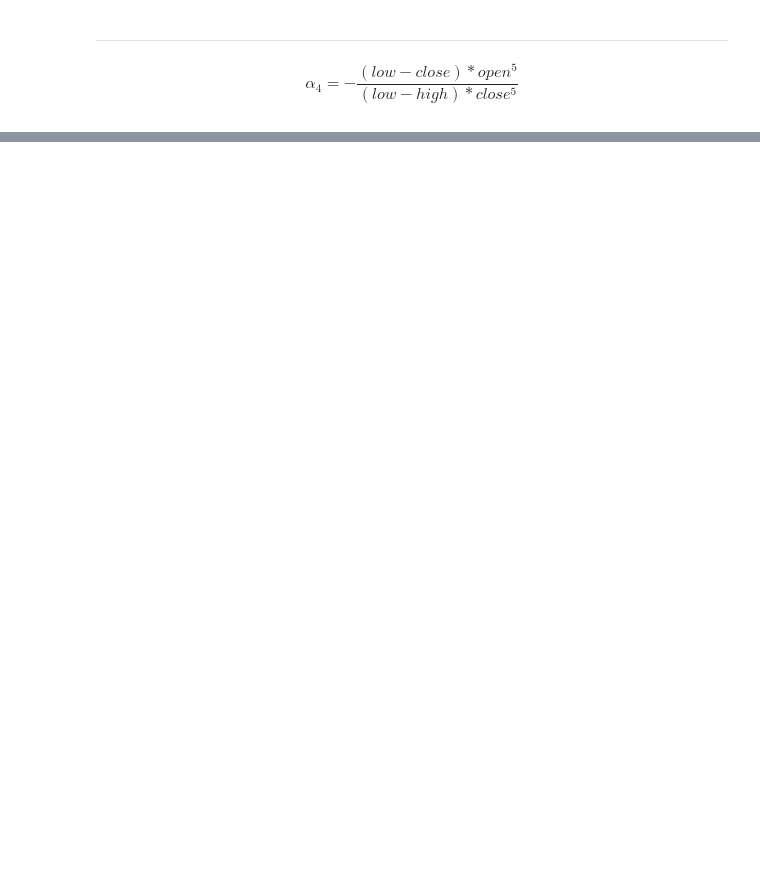
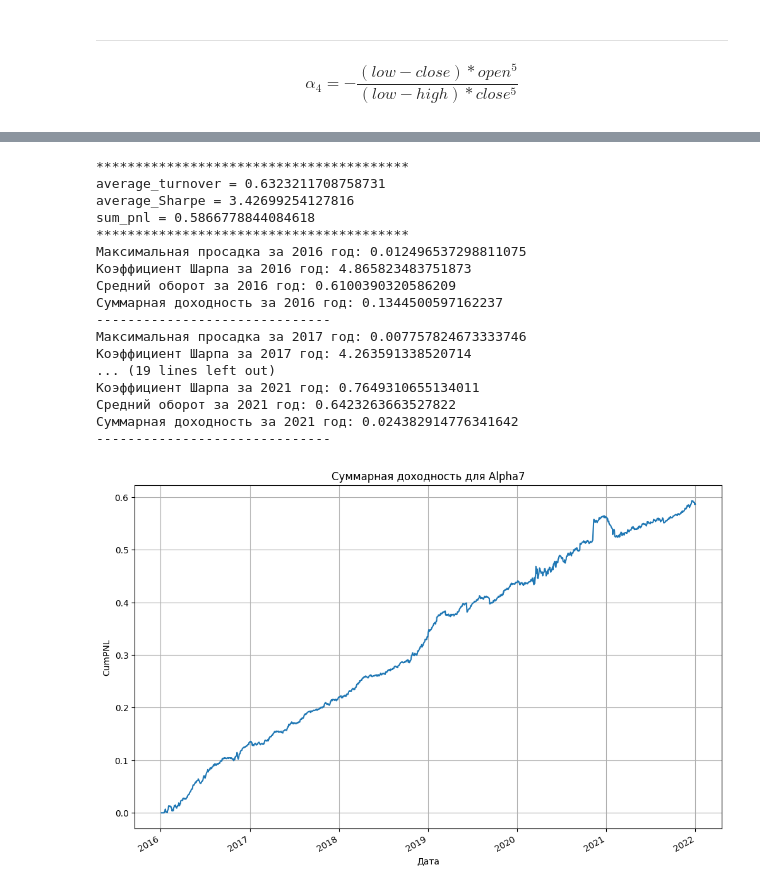
Before and after one commit to rkuznetc/algo-trading-strategies, a Jupyter notebook: labs/lab2.ipynb, the cells around one changed output, grey strips where cells are left out. Drawn from its saved outputs; the diff is of its cells as text; code cells hidden in the pictures; blank space fills up the shorter version.

```diff
--- a/labs/lab2.ipynb
+++ b/labs/lab2.ipynb
@@ -197,0 +231,27 @@ compare_alphas(rtrns)
+# %%
+class Alpha7(BaseAlpha):
+    def get_weights(self, dh):
+        self.w = ts_rank(dh.data['high'], 5) / ts_rank(dh.data['close'], 5)
+        self.w = decay(self.w, 6)
+        self.w = normalize(neutralize(self.w))
+# %%
+run_alpha(Alpha7)
+# %% [output]
+****************************************
+average_turnover = 0.6323211708758731
+average_Sharpe = 3.42699254127816
+sum_pnl = 0.5866778844084618
+****************************************
+Максимальная просадка за 2016 год: 0.012496537298811075
+Коэффициент Шарпа за 2016 год: 4.865823483751873
+Средний оборот за 2016 год: 0.6100390320586209
+Суммарная доходность за 2016 год: 0.1344500597162237
+------------------------------
+Максимальная просадка за 2017 год: 0.007757824673333746
+Коэффициент Шарпа за 2017 год: 4.263591338520714
+... (19 lines left out)
+Коэффициент Шарпа за 2021 год: 0.7649310655134011
+Средний оборот за 2021 год: 0.6423263663527822
+Суммарная доходность за 2021 год: 0.024382914776341642
+------------------------------
+[figure, added]
```
Also changed, not shown: parts of 25 cells of this notebook.
